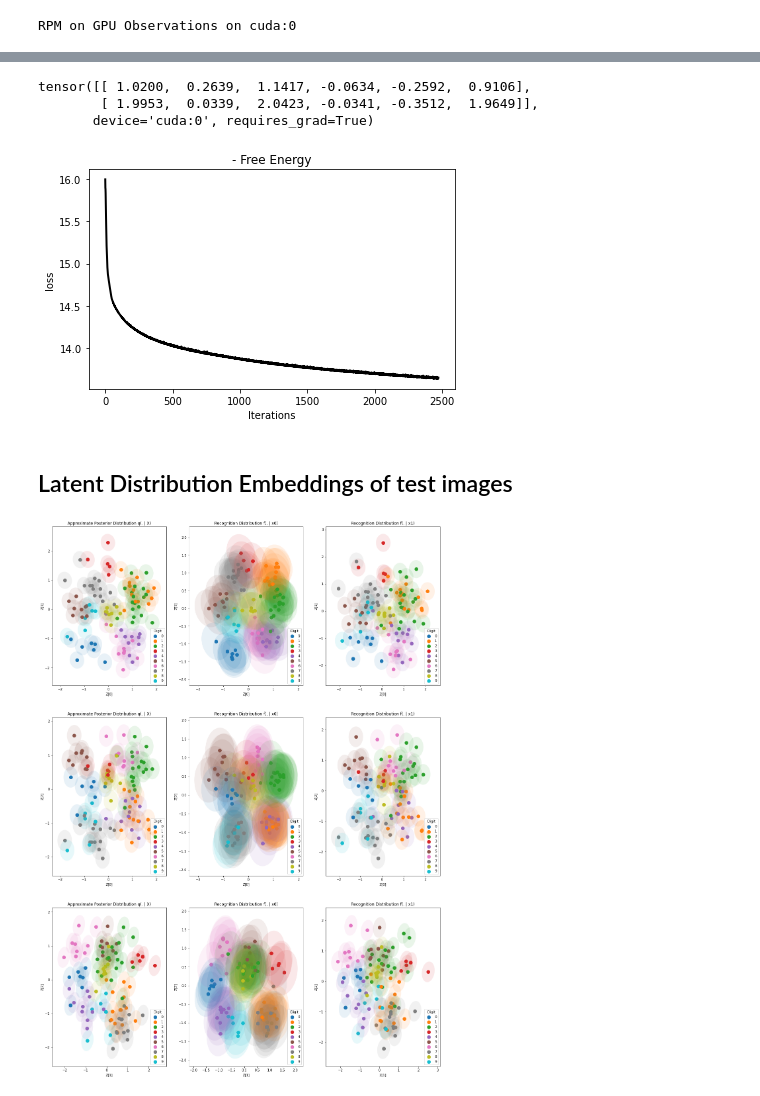
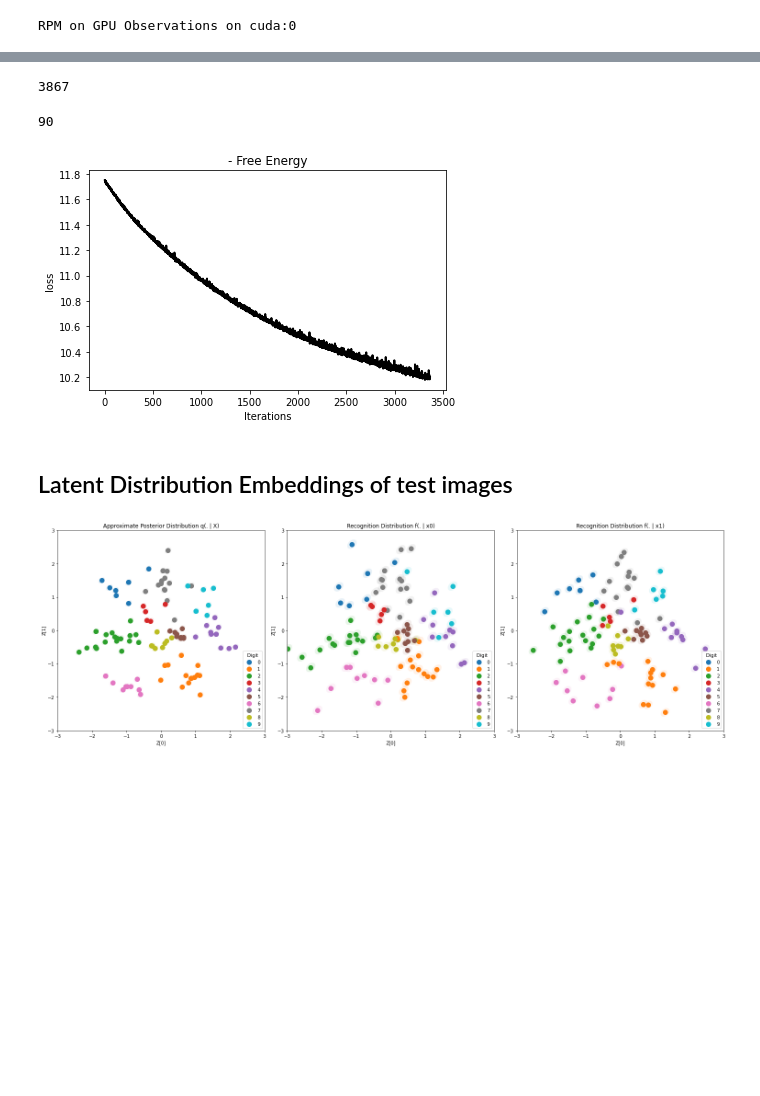
Before and after one commit to hugosou/cRPM, a Jupyter notebook: demo_peer_supervision_fast.ipynb, the cells around one changed output, grey strips where cells are left out. Drawn from its saved outputs; the diff is of its cells as text; code cells hidden in the pictures; blank space fills up the shorter version.

```diff
--- a/demo_peer_supervision_fast.ipynb
+++ b/demo_peer_supervision_fast.ipynb
@@ -117,18 +117,18 @@ for obsi in range(len(num_plot)):
 # Fit params
 
 factors_params = {
-    'channels': [[1, 10, 20], [1, 10, 20]],
-    'kernel_conv': [[5, 5], [5, 5]],
-    'kernel_pool': [[2, 2], [2, 2]],
-    'dim_hidden': [[50], [50]],
+    'channels': [[1, 30, 30, 30], [1, 30, 30, 30]],
+    'kernel_conv': [[5, 5, 5], [5, 5, 5]],
+    'kernel_pool': [[1, 2, 2], [1, 2, 2]],
+    'dim_hidden': [[20, 20], [20, 20]],
     'nonlinearity': [F.relu, F.relu],
-    'optimizer': lambda params: torch.optim.RMSprop(params=params, lr=1e-4),
+    'optimizer': lambda params: torch.optim.Adam(params=params, lr=0.5e-3),
 }
 
 fit_params = {
-    'num_epoch': 10000,
-    'batch_size': 2000,
-    'dim_latent': 3,
+    'num_epoch': 4000,
+    'batch_size': 1000,
+    'dim_latent': 2,
     'factors_params': factors_params,
     'pct': 0.05
 }
@@ -165,13 +165,15 @@ Epoch 10000/10000 Loss: 1.317043e+01
 # %%
-print(rpm.precision_chol_vec_factors)
+print(rpm.epoch)
 # %% [output]
-tensor([[ 1.0200,  0.2639,  1.1417, -0.0634, -0.2592,  0.9106],
-        [ 1.9953,  0.0339,  2.0423, -0.0341, -0.3512,  1.9649]],
-       device='cuda:0', requires_grad=True)
+3867
+# %%
+print(90)
+# %% [output]
+90
 # %%
-plot_loss(rpm, offset=0)
+plot_loss(rpm, offset=500)
 # %% [output]
-[figure, old version]
+[figure, new version]
 # %% [markdown]
 ## Latent Distribution Embeddings of test images
 # %%
@@ -182,6 +184,7 @@ dim_latent = rpm.dim_latent
 heigh = int(dim_latent * (dim_latent - 1) / 2)
 width = rpm.num_factors + 1
 plt.figure(figsize=(width * 7, heigh * 7))
+
 
 for J in range(-1, rpm.num_factors):
 
@@ -204,35 +207,42 @@ for J in range(-1, rpm.num_factors):
     # Plot testing Data
     subset = 100
     xx = mean[:subset]
     zz = vari[:subset]
     yy = test_labels[:subset, J]
     cmap = plt.get_cmap("tab10")
 
+
+    xmaxmin = np.abs(xx).max() + 0.5 * np.sqrt(zz.diagonal(axis1= -1, axis2=-2).max())
+
     compt = 0
     for uu in range(dim_latent -1):
         for vv in range(uu+1, dim_latent):
             offset = width * compt
             compt += 1
 
-            ax = plt.subplot(dim_latent, width, J + 2 + offset)
+            ax = plt.subplot(heigh, width, J + 2 + offset)
             for ii in range(subset):
                 y0 = int(yy[ii].numpy())
                 x0 = xx[ii]
                 z0 = zz[ii]
                 plt.scatter(x0[uu], x0[vv], s=100, color=cmap(y0))
                 utils_process.confidence_ellipse(x0[[uu, vv]], z0[[uu, vv]][:, [uu, vv]], ax, n_std=1.0, facecolor=cmap(y0), alpha=0.1)
 
             for ii in np.unique(yy):
                 y0 = yy[np.where(yy == ii)]
                 x0 = xx[np.where(yy == ii)]
                 plt.scatter(x0[0, uu], x0[0, vv], s=100, label=str(int(ii)), color=cmap(int(y0[0].numpy())))
 
             plt.legend(title = 'Digit', loc= 'lower right')
             plt.xlabel('Z[' + str(uu) + ']')
             plt.ylabel('Z[' + str(vv) + ']')
             plt.title(title_str)
+            xmaxmin = 3
+            plt.xlim([-xmaxmin, xmaxmin])
+            plt.ylim([-xmaxmin, xmaxmin])
+            plt.tight_layout()
 # %% [output]
-[figure, old version]
+[figure, new version]
 # %%
 from flexible_multivariate_normal import FlexibleMultivariateNormal
 
```
Also changed, not shown: parts of 5 cells of this notebook, 2 other files.
